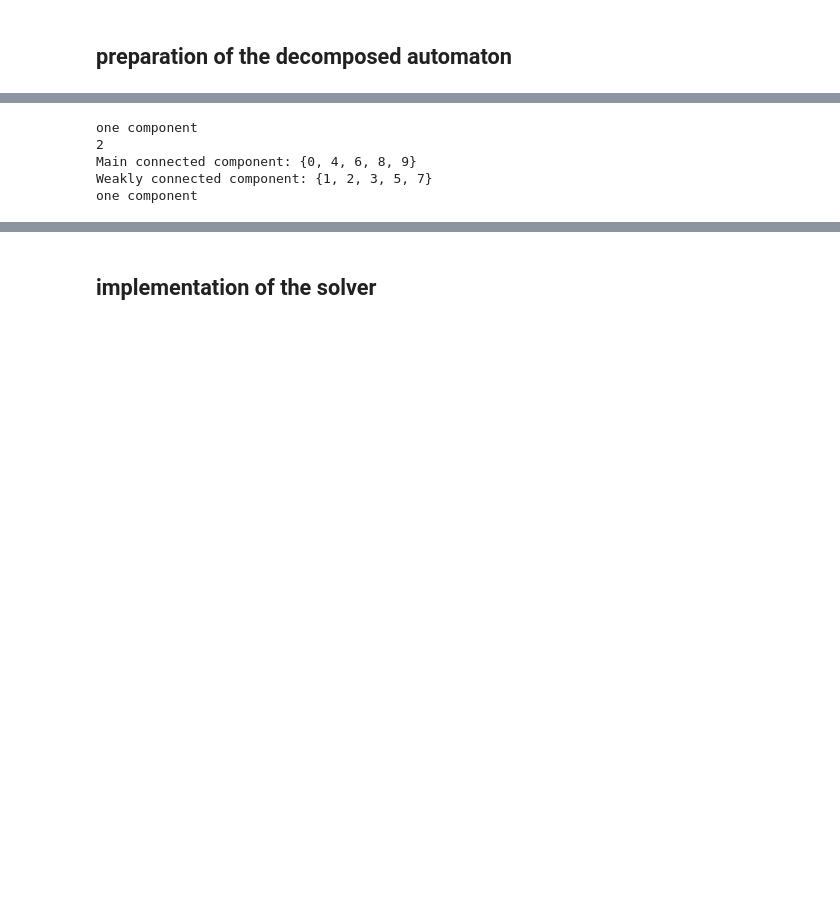
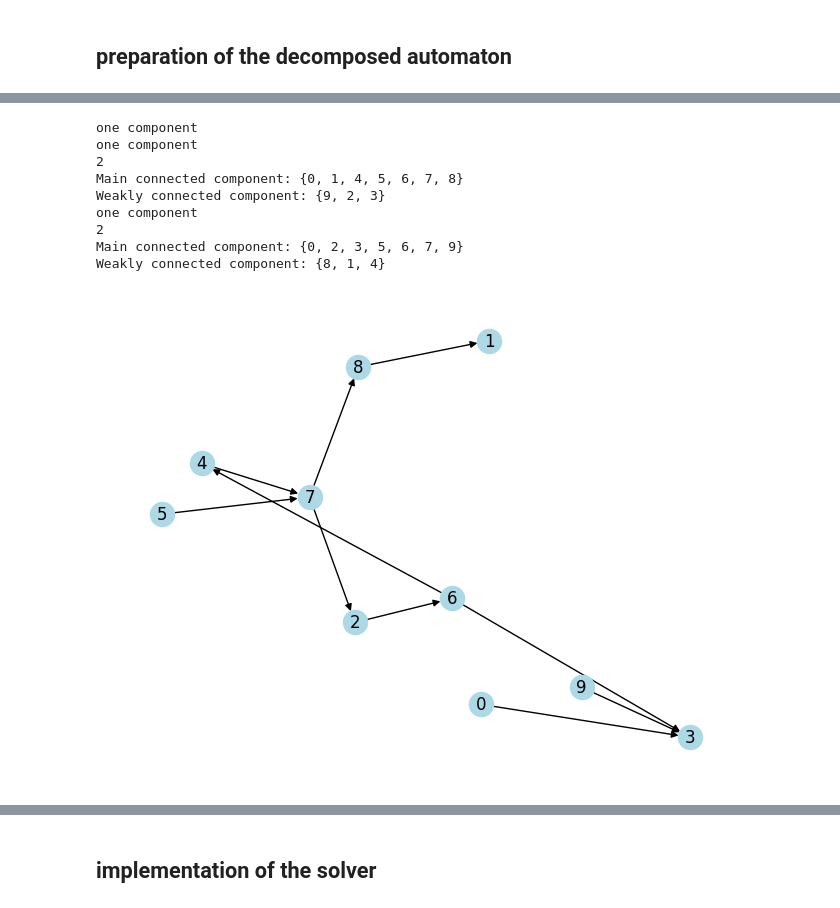
Before and after one commit to pe-hy/rl_basic_transformer, a Jupyter notebook: data_generation/generate_lines_automata.ipynb, the cells around one changed output, grey strips where cells are left out. Drawn from its saved outputs; the diff is of its cells as text; code cells hidden in the pictures; blank space fills up the shorter version.

```diff
--- a/data_generation/generate_lines_automata.ipynb
+++ b/data_generation/generate_lines_automata.ipynb
@@ -280,16 +298,25 @@ def solve(curr_states, target_node, graphs, orig_state_len, log=[], depth=0):
     log.append(f"{indent}UNSOL {curr_states_cpy}")
     return None, log
 # %%
-graphs = add_enabling(gen_directed_graphs(n=3, m=10))
+graphs = add_enabling(gen_directed_graphs(n=5, m=10))
 
 # nx.draw(graphs[0], with_labels=True, node_color='lightblue', arrows=True)
 # plt.show()
 # %% [output]
+one component
 one component
 2
-Main connected component: {0, 4, 6, 8, 9}
-Weakly connected component: {1, 2, 3, 5, 7}
+Main connected component: {0, 1, 4, 5, 6, 7, 8}
+Weakly connected component: {9, 2, 3}
 one component
+2
+Main connected component: {0, 2, 3, 5, 6, 7, 9}
+Weakly connected component: {8, 1, 4}
+# %%
+nx.draw(graphs[0], with_labels=True, node_color='lightblue', arrows=True)
+plt.show()
+# %% [output]
+[figure, added]
 # %%
 import pickle
 
```
Also changed, not shown: parts of 6 cells of this notebook.
